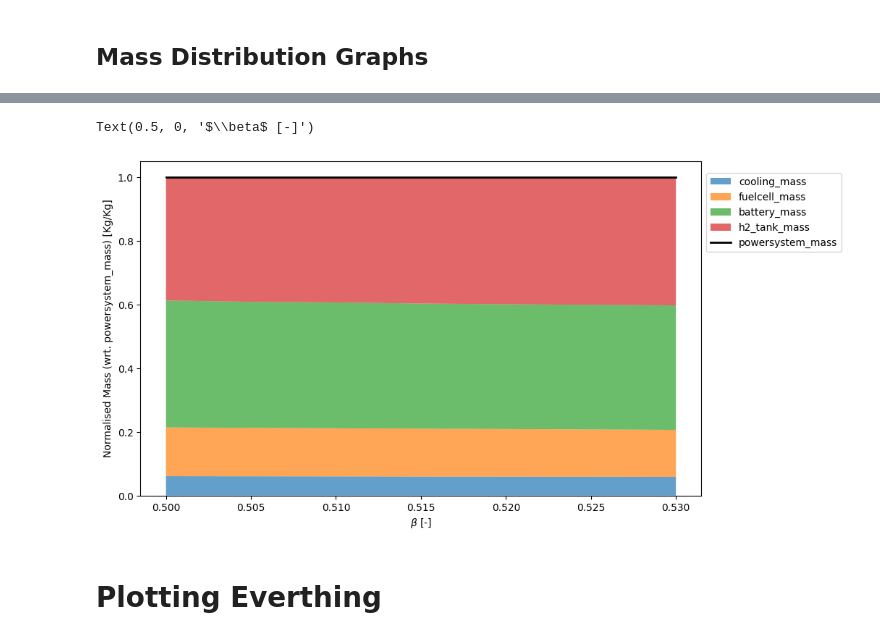
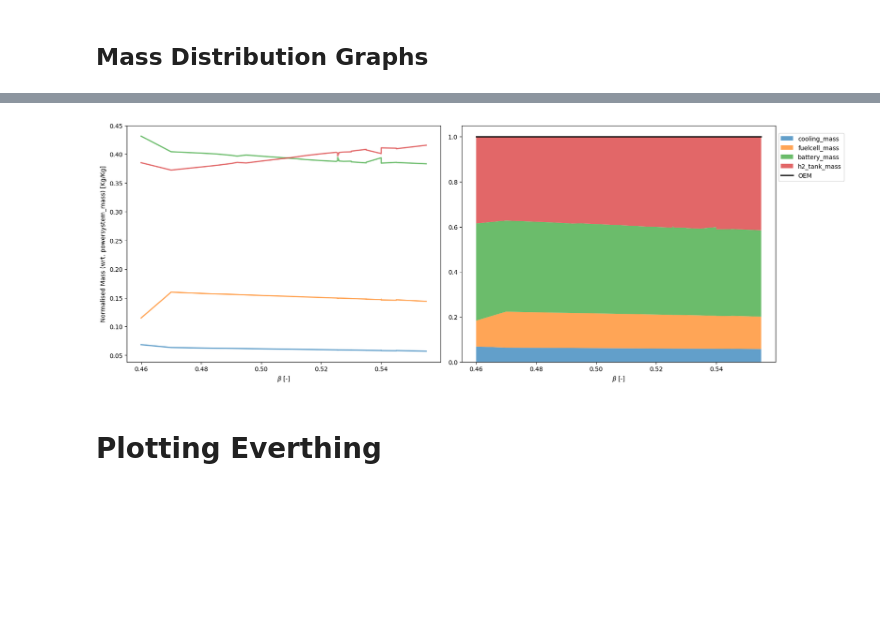
Before and after one commit to NeoStellarator/AetheriaPackage, a Jupyter notebook: scripts/beta_sensitivity/beta_sensitivity_analysis.ipynb, the cells around one changed output, grey strips where cells are left out. Drawn from its saved outputs; the diff is of its cells as text; code cells hidden in the pictures; blank space fills up the shorter version.

```diff
--- a/scripts/beta_sensitivity/beta_sensitivity_analysis.ipynb
+++ b/scripts/beta_sensitivity/beta_sensitivity_analysis.ipynb
@@ -267,35 +295,43 @@ Text(0.5, 0, '$\\beta$ (-)')
 # %%
 # plotting mass-related graphs (powersystem only)
 
 mass_components_name = [
                    'cooling_mass',
                    'fuelcell_mass',
                    'battery_mass',
                    'h2_tank_mass',
                    ]
 
 normalise = True
 
-fig, ax = plt.subplots(1, 1, figsize=(10,6))
+fig, ax = plt.subplots(1, 2, figsize=(17,6),layout="constrained")
+
 
 if normalise:
     factor = study_data['powersystem_mass']
-    ax.set_ylabel(r'Normalised Mass (wrt. powersystem_mass) [Kg/Kg]')
+    ax[0].set_ylabel(r'Normalised Mass (wrt. powersystem_mass) [Kg/Kg]')
 else:
     factor = np.ones(np.shape(study_data['powersystem_mass']))
-    ax.set_ylabel(r'Mass [Kg]')
+    ax[0].set_ylabel(r'Mass [Kg]')
+
+ax[0].set_xlabel(r'$\beta$ [-]')
+ax[1].set_xlabel(r'$\beta$ [-]')
 
 mass_components = np.array([study_data[i]/factor for i in mass_components_name])
 
-np.divide
-ax.stackplot(study_data['beta_crash'], mass_components, alpha=0.7, labels=mass_components_name)
+# plot only individual lines on the left axes
+for m, name in enumerate(mass_components_name):
+    ax[0].plot(study_data['beta_crash'], mass_components[m], alpha=0.7, label=name, lw=2)
 
-ax.plot(study_data['beta_crash'], study_data['powersystem_mass']/factor, color='black', lw=2, label='powersystem_mass')
-ax.legend(bbox_to_anchor=(1, 0.98), loc='upper left')
-ax.set_xlabel(r'$\beta$ [-]')
+# plot stacked lines on the right axes
+ax[1].stackplot(study_data['beta_crash'], mass_components, alpha=0.7, labels=mass_components_name)
+ax[1].plot(study_data['beta_crash'], study_data['powersystem_mass']/factor, color='black', lw=2, label='OEM')
+
+lgd = ax[1].legend(bbox_to_anchor=(1, 0.98), loc='upper left')
+plt.savefig(rf'beta_plots\\{dt.datetime.now():%m-%d %H.%M} - powersystem mass distribution norm={normalise}.png',
+            dpi=700, bbox_extra_artists=(lgd,), bbox_inches='tight')
 # %% [output]
-Text(0.5, 0, '$\\beta$ [-]')
-[figure, old version]
+[figure, new version]
 # %% [markdown]
 # Plotting Everthing
 # %%
```
Also changed, not shown: parts of 5 cells of this notebook, 48 other files.
